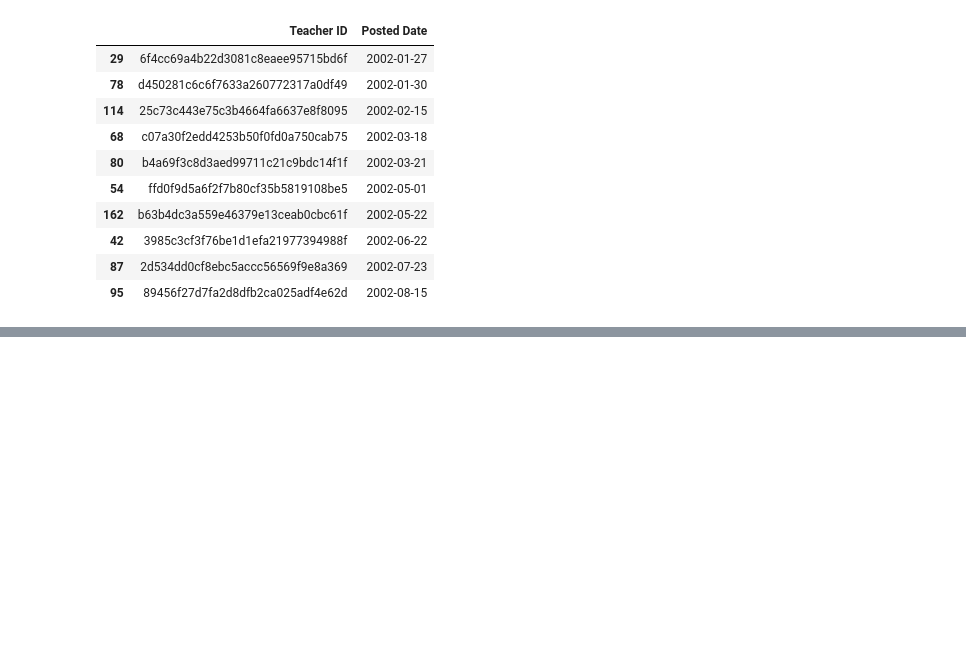
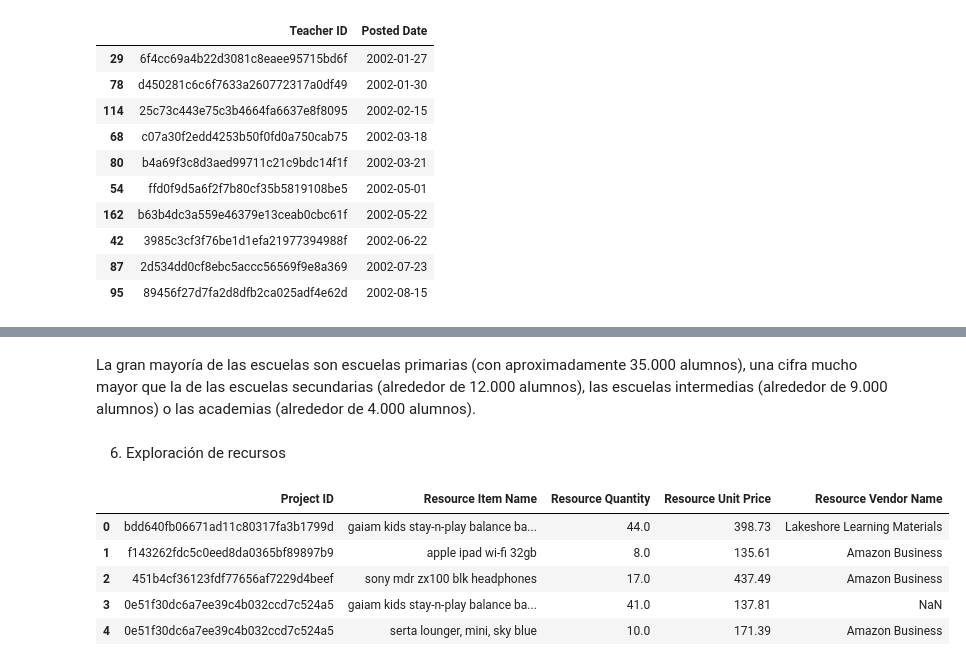
Before and after one commit to DevFntxy/ECBD_9A_IDGS_PRACTICAS_230892, a Jupyter notebook: Practica04/Practica04.ipynb, the cells around one changed output, grey strips where cells are left out. Drawn from its saved outputs; the diff is of its cells as text; code cells hidden in the pictures; blank space fills up the shorter version.

```diff
--- a/Practica04/Practica04.ipynb
+++ b/Practica04/Practica04.ipynb
@@ -2290,0 +2564,14 @@ teachers_df[['Teacher ID', 'Posted Date']].sort_values(['Posted Date'])[:10]
+# %% [markdown]
+La gran mayoría de las escuelas son escuelas primarias (con aproximadamente 35.000 alumnos), una cifra mucho mayor que la de las escuelas secundarias (alrededor de 12.000 alumnos), las escuelas intermedias (alrededor de 9.000 alumnos) o las academias (alrededor de 4.000 alumnos).
+# %% [markdown]
+6. Exploración de recursos
+# %%
+
+resources_df.head(5)
+# %% [output]
+|  | Project ID | Resource Item Name | Resource Quantity | Resource Unit Price | Resource Vendor Name |
+| 0 | bdd640fb06671ad11c80317fa3b1799d | gaiam kids stay-n-play balance ba... | 44.0 | 398.73 | Lakeshore Learning Materials |
+| 1 | f143262fdc5c0eed8da0365bf89897b9 | apple ipad wi-fi 32gb | 8.0 | 135.61 | Amazon Business |
+| 2 | 451b4cf36123fdf77656af7229d4beef | sony mdr zx100 blk headphones | 17.0 | 437.49 | Amazon Business |
+| 3 | 0e51f30dc6a7ee39c4b032ccd7c524a5 | gaiam kids stay-n-play balance ba... | 41.0 | 137.81 | NaN |
+| 4 | 0e51f30dc6a7ee39c4b032ccd7c524a5 | serta lounger, mini, sky blue | 10.0 | 171.39 | Amazon Business |
```
Also changed, not shown: parts of 24 cells of this notebook, 1 other file.
